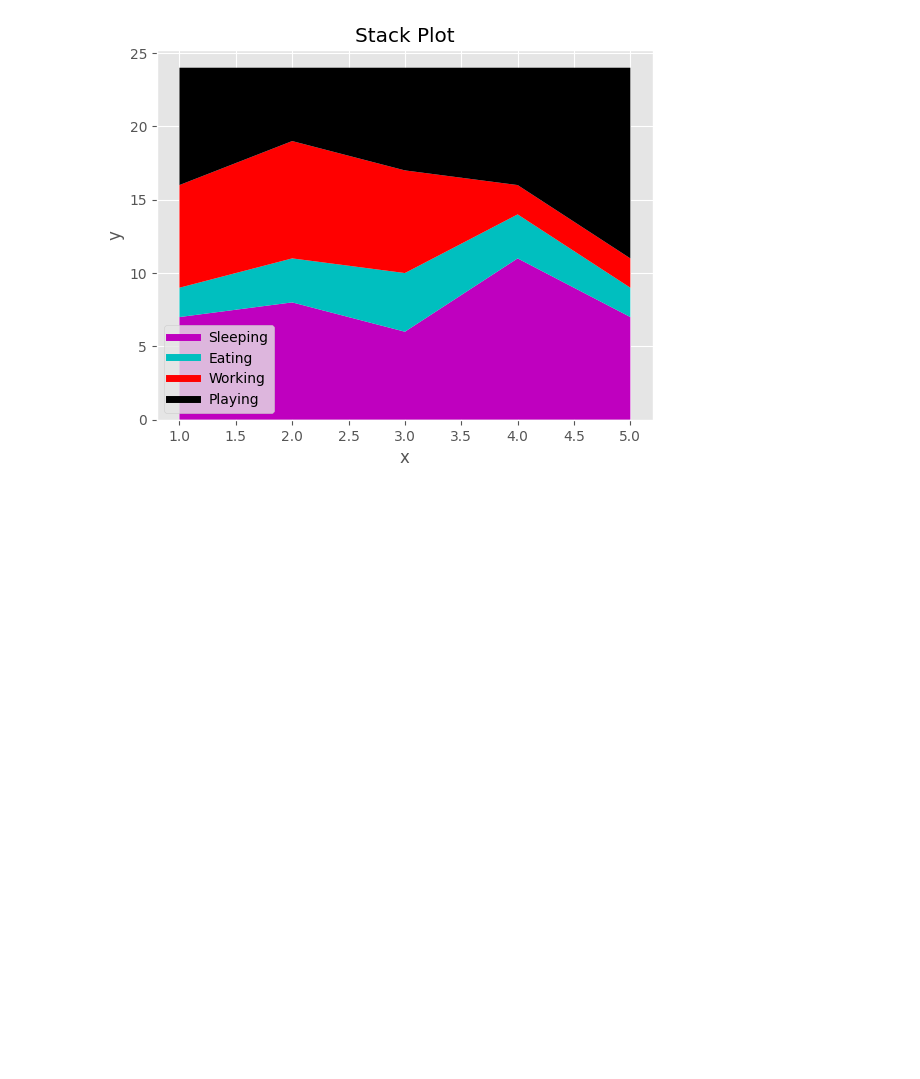
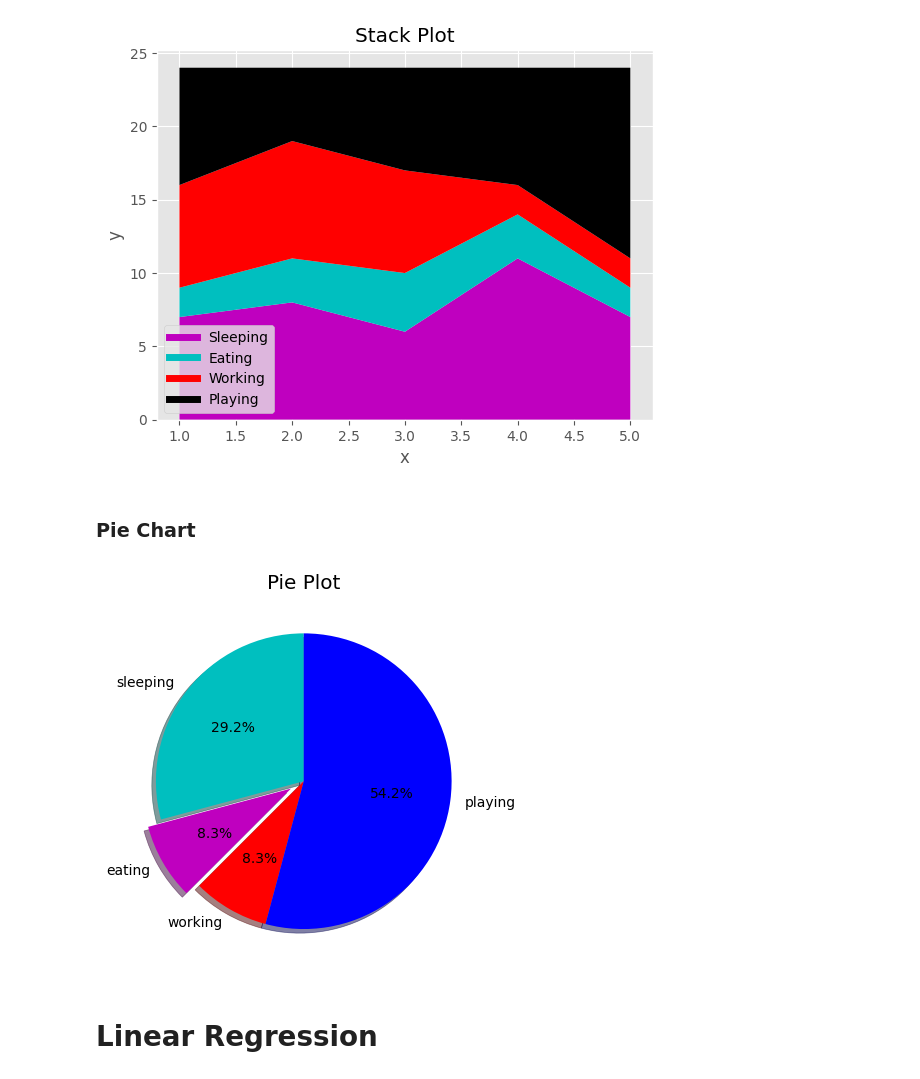
Before and after one commit to Kavithma-Thushal/Machine-Learning-Room-GDSE66, a Jupyter notebook: Day 5/Jupyter/main.ipynb, the cells around one changed output. Cells and saved outputs as stored; diff of their text form; code cells hidden in the pictures; blank space fills up the shorter version.

```diff
--- a/Day 5/Jupyter/main.ipynb
+++ b/Day 5/Jupyter/main.ipynb
@@ -152,3 +152,28 @@ plt.legend()
 plt.show()
 # %% [output]
 [figure]
+# %% [markdown]
+### Pie Chart
+# %%
+import matplotlib.pyplot as plt
+
+days = [1, 2, 3, 4, 5]
+
+sleeping = [7, 8, 6, 11, 7]
+eating = [2, 3, 4, 3, 2]
+working = [7, 8, 7, 2, 2]
+playing = [8, 5, 7, 8, 13]
+
+slices = [7, 2, 2, 13]
+activities = ['sleeping', 'eating', 'working', 'playing']
+cols = ['c', 'm', 'r', 'b']
+
+plt.pie(slices, labels=activities, colors=cols, startangle=90, shadow=True,
+        explode=(0, 0.1, 0, 0), autopct='%1.1f%%')
+
+plt.title('Pie Plot')
+plt.show()
+# %% [output]
+[figure, added]
+# %% [markdown]
+# Linear Regression
```
Also changed, not shown: parts of 15 cells of this notebook, 1 other file.
